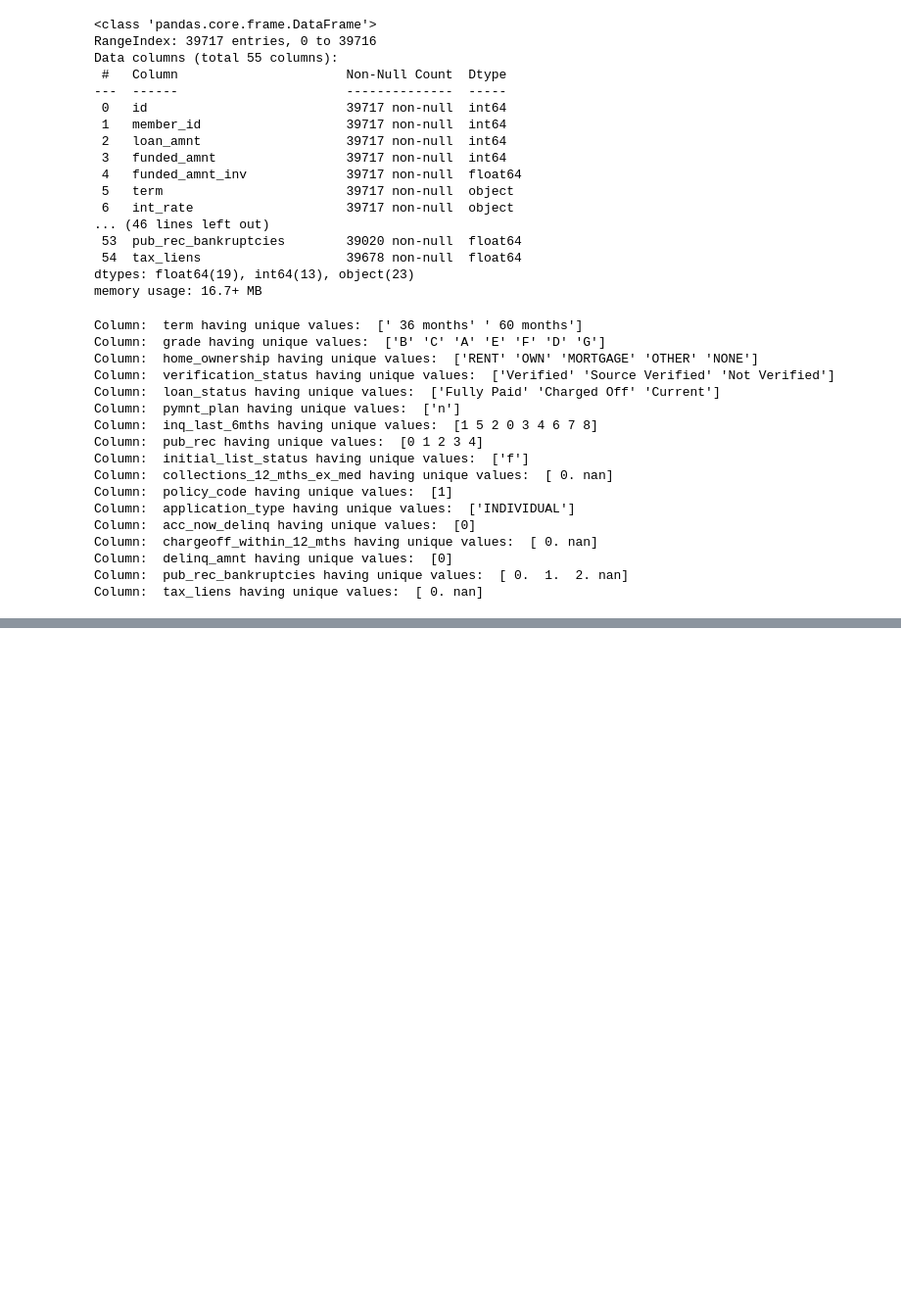
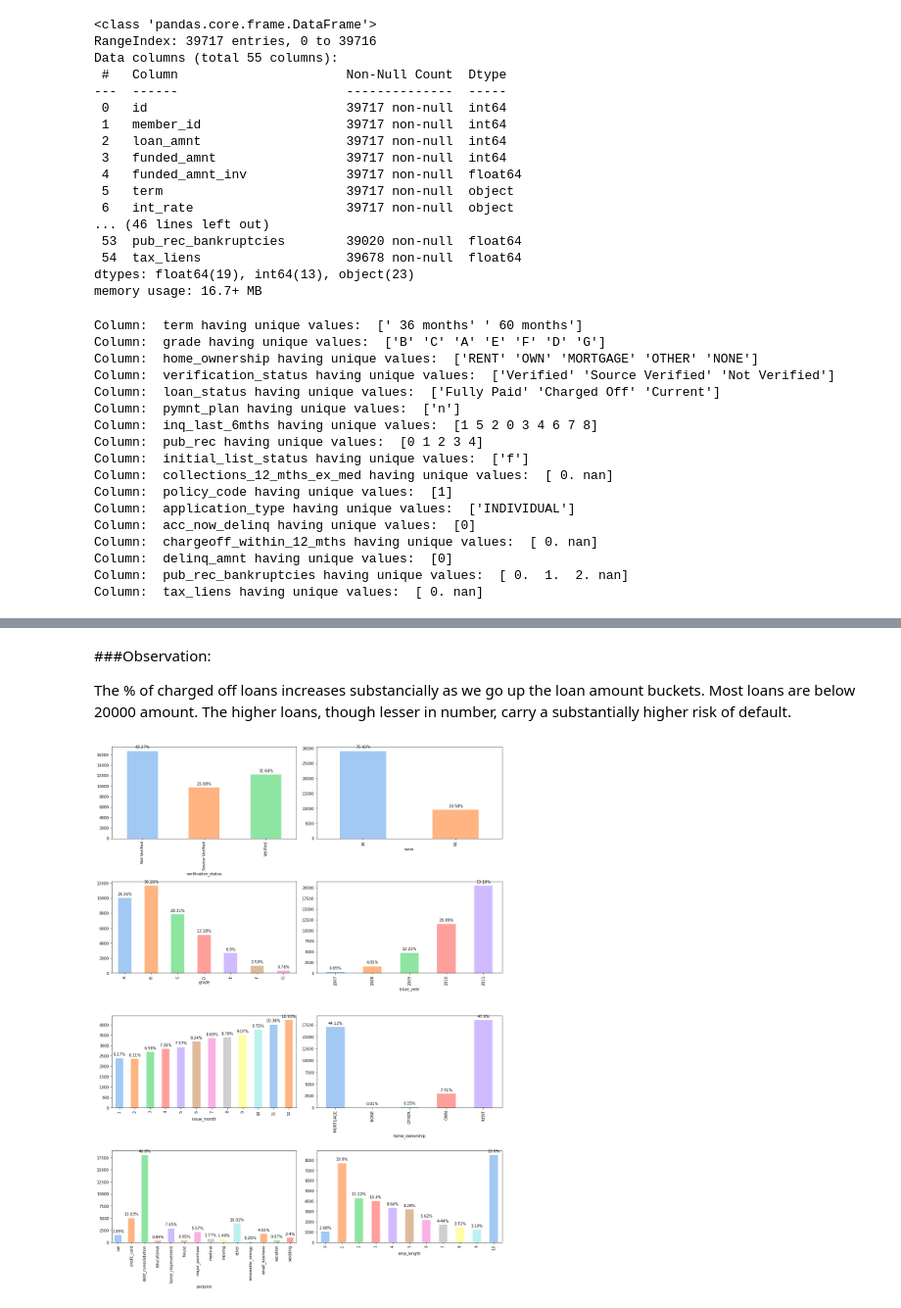
Before and after one commit to Uhapriya/Lending_Club_Case_Study, a Jupyter notebook: Lending_Club_Case_Study.ipynb, the cells around one changed output, grey strips where cells are left out. Shown at 98% size. Cells and saved outputs as stored; diff of their text form; code cells hidden in the pictures; blank space fills up the shorter version.

```diff
--- a/Lending_Club_Case_Study.ipynb
+++ b/Lending_Club_Case_Study.ipynb
@@ -291,0 +598,10 @@ dtype: int64
+# %% [markdown]
+###Observation:
+
+The % of charged off loans increases substancially as we go up the loan amount buckets. Most loans are below 20000 amount. The higher loans, though lesser in number, carry a substantially higher risk of default.
+# %%
+category_columns_list=['verification_status','term','grade','issue_year','issue_month','home_ownership','purpose','emp_length']
+plt.figure(figsize=(15,20))
+categoricalBarPlots(loan_df, category_columns_list)
+# %% [output]
+[figure, added]
```
Also changed, not shown: parts of 87 cells of this notebook.
